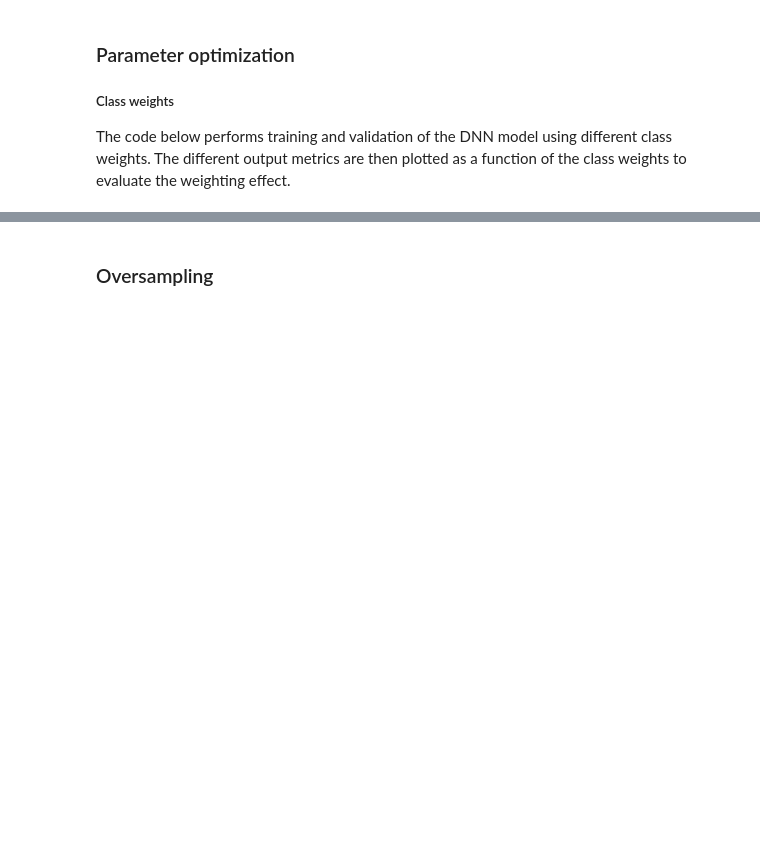
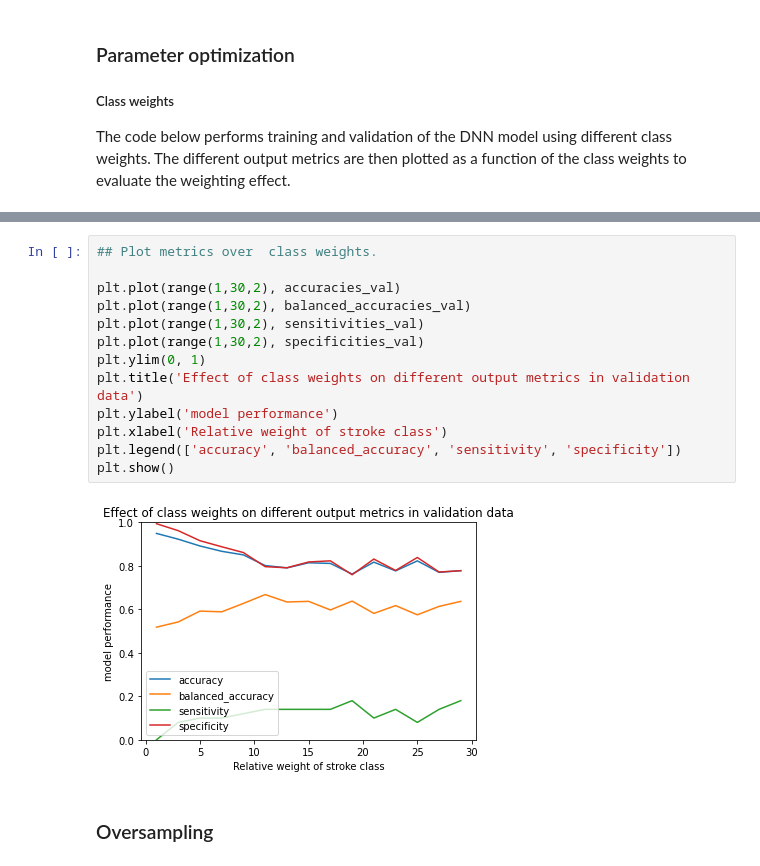
Before and after one commit to koenc100/Project-AI-minor, a Jupyter notebook: code/DNN_actual_model.ipynb, the cells around one changed output, grey strips where cells are left out. Saved outputs shown, nothing was run; the diff lists cells and outputs as text; blank space fills up the shorter version.

```diff
--- a/code/DNN_actual_model.ipynb
+++ b/code/DNN_actual_model.ipynb
@@ -221,3 +208,18 @@ plt.show()
+# %%
+## Plot metrics over  class weights.
+
+plt.plot(range(1,30,2), accuracies_val)
+plt.plot(range(1,30,2), balanced_accuracies_val)
+plt.plot(range(1,30,2), sensitivities_val)
+plt.plot(range(1,30,2), specificities_val)
+plt.ylim(0, 1)
+plt.title('Effect of class weights on different output metrics in validation data')
+plt.ylabel('model performance')
+plt.xlabel('Relative weight of stroke class')
+plt.legend(['accuracy', 'balanced_accuracy', 'sensitivity', 'specificity'])
+plt.show()
+# %% [output]
+[figure, added]
 # %% [markdown]
 ###  Oversampling
 # %% [markdown]
```
Also changed, not shown: parts of 6 cells of this notebook, 1 other file.
